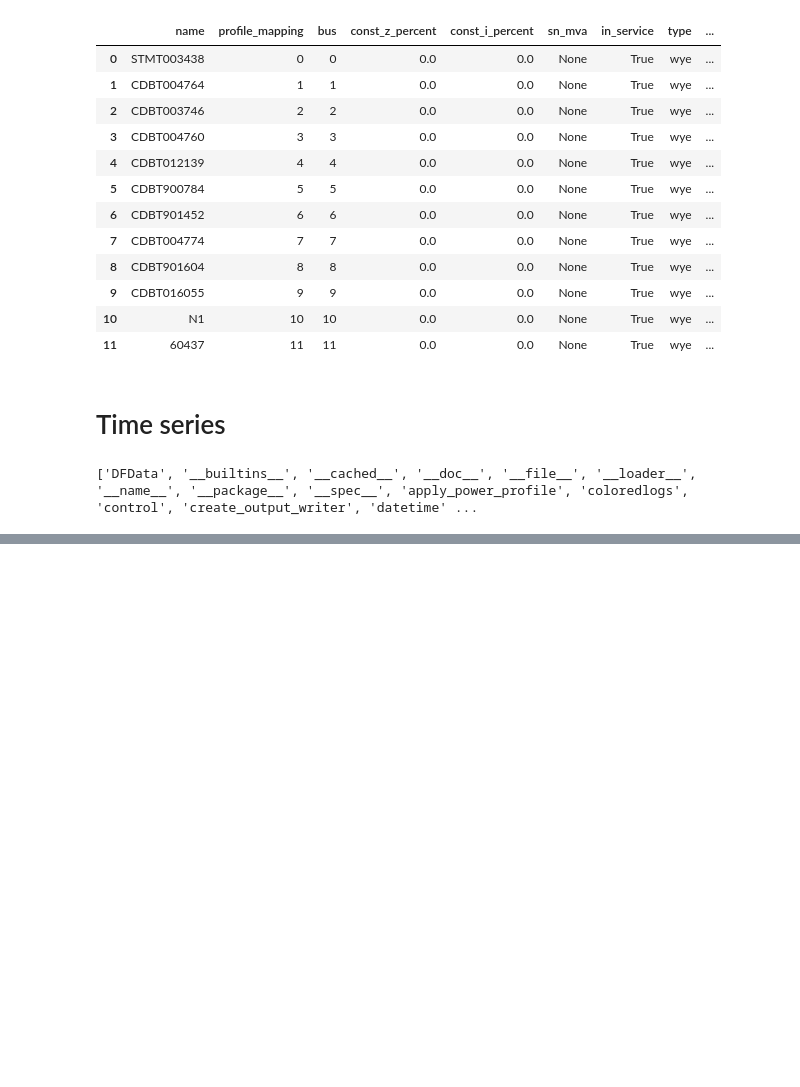
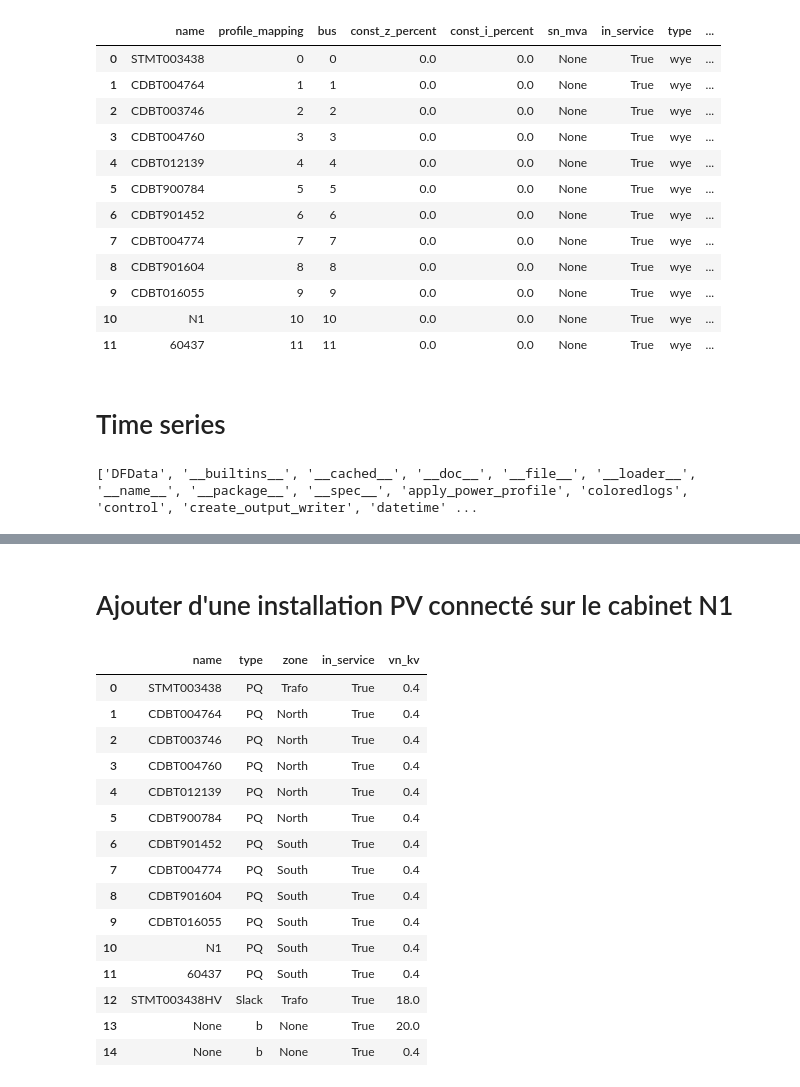
Before and after one commit to GloorLorentin/rhtlab, a Jupyter notebook: mon_projet/your_jupyter_notebook.ipynb, the cells around one changed output, grey strips where cells are left out. Drawn from its saved outputs; the diff is of its cells as text; code cells hidden in the pictures; blank space fills up the shorter version.

```diff
--- a/mon_projet/your_jupyter_notebook.ipynb
+++ b/mon_projet/your_jupyter_notebook.ipynb
@@ -474,0 +541,21 @@ pp_plot.plot_timeseries_result(
+# %% [markdown]
+# Ajouter d'une installation PV connecté sur le cabinet N1
+# %%
+net_trey.bus
+# %% [output]
+|  | name | type | zone | in_service | vn_kv |
+| 0 | STMT003438 | PQ | Trafo | True | 0.4 |
+| 1 | CDBT004764 | PQ | North | True | 0.4 |
+| 2 | CDBT003746 | PQ | North | True | 0.4 |
+| 3 | CDBT004760 | PQ | North | True | 0.4 |
+| 4 | CDBT012139 | PQ | North | True | 0.4 |
+| 5 | CDBT900784 | PQ | North | True | 0.4 |
+| 6 | CDBT901452 | PQ | South | True | 0.4 |
+| 7 | CDBT004774 | PQ | South | True | 0.4 |
+| 8 | CDBT901604 | PQ | South | True | 0.4 |
+| 9 | CDBT016055 | PQ | South | True | 0.4 |
+| 10 | N1 | PQ | South | True | 0.4 |
+| 11 | 60437 | PQ | South | True | 0.4 |
+| 12 | STMT003438HV | Slack | Trafo | True | 18.0 |
+| 13 | None | b | None | True | 20.0 |
+| 14 | None | b | None | True | 0.4 |
```
Also changed, not shown: parts of 4 cells of this notebook.
